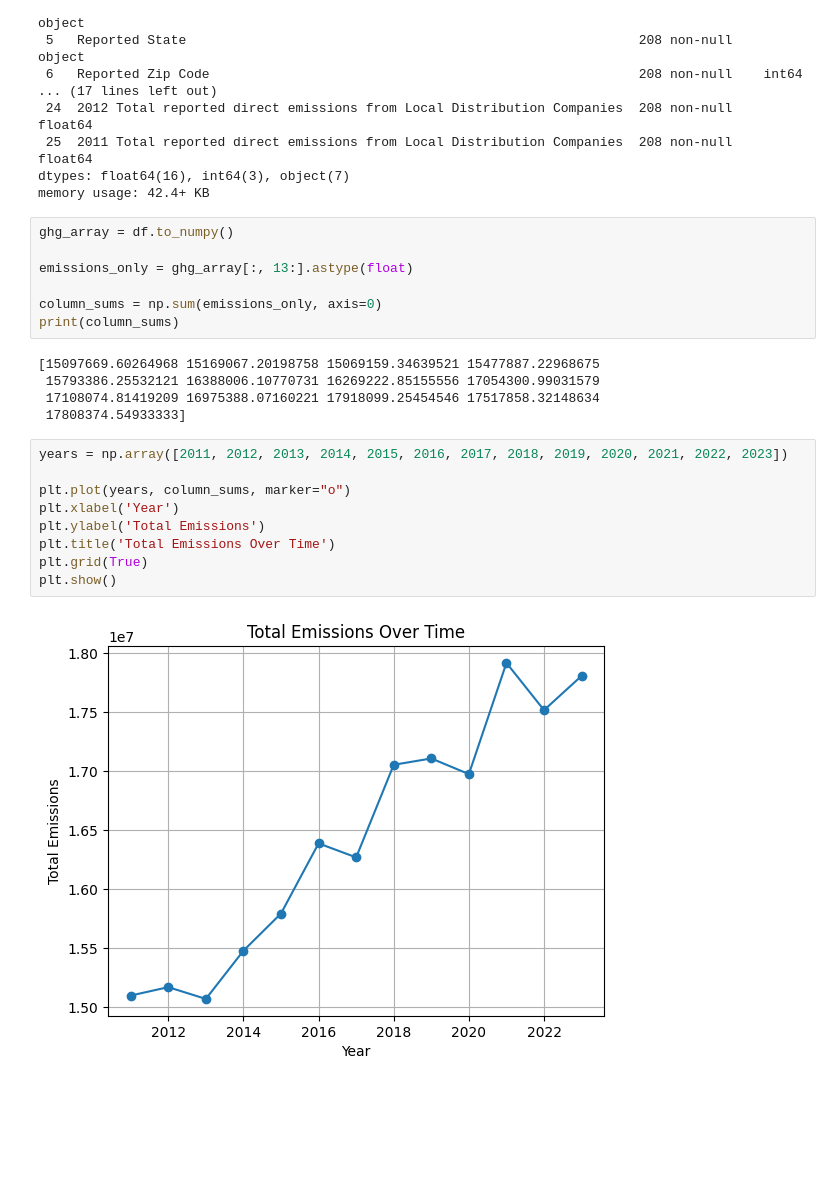
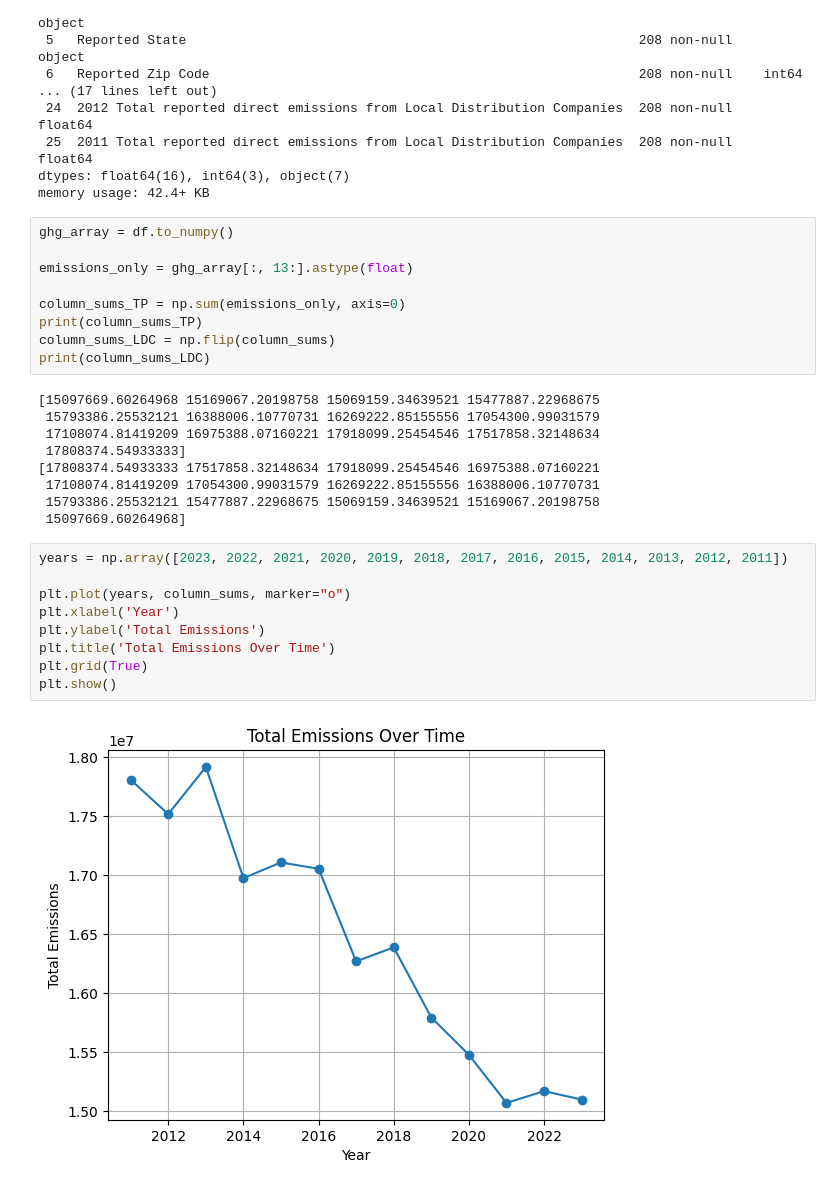
Before and after one commit to Hank16/Data_Viz, a Jupyter notebook: Emissions.ipynb, the cells around one changed output. Saved outputs shown, nothing was run; the diff lists cells and outputs as text; blank space fills up the shorter version.

```diff
--- a/Emissions.ipynb
+++ b/Emissions.ipynb
@@ -61,21 +63,27 @@ ghg_array = df.to_numpy()
 
 emissions_only = ghg_array[:, 13:].astype(float)
 
-column_sums = np.sum(emissions_only, axis=0)
-print(column_sums)
+column_sums_TP = np.sum(emissions_only, axis=0)
+print(column_sums_TP)
+column_sums_LDC = np.flip(column_sums)
+print(column_sums_LDC)
 # %% [output]
 [15097669.60264968 15169067.20198758 15069159.34639521 15477887.22968675
  15793386.25532121 16388006.10770731 16269222.85155556 17054300.99031579
  17108074.81419209 16975388.07160221 17918099.25454546 17517858.32148634
  17808374.54933333]
+[17808374.54933333 17517858.32148634 17918099.25454546 16975388.07160221
+ 17108074.81419209 17054300.99031579 16269222.85155556 16388006.10770731
+ 15793386.25532121 15477887.22968675 15069159.34639521 15169067.20198758
+ 15097669.60264968]
 # %%
-years = np.array([2011, 2012, 2013, 2014, 2015, 2016, 2017, 2018, 2019, 2020, 2021, 2022, 2023])
+years = np.array([2023, 2022, 2021, 2020, 2019, 2018, 2017, 2016, 2015, 2014, 2013, 2012, 2011])
 
 plt.plot(years, column_sums, marker="o")
 plt.xlabel('Year')
 plt.ylabel('Total Emissions')
 plt.title('Total Emissions Over Time')
 plt.grid(True)
 plt.show()
 # %% [output]
-[figure, old version]
+[figure, new version]
```
Also changed, not shown: parts of 4 cells of this notebook.
